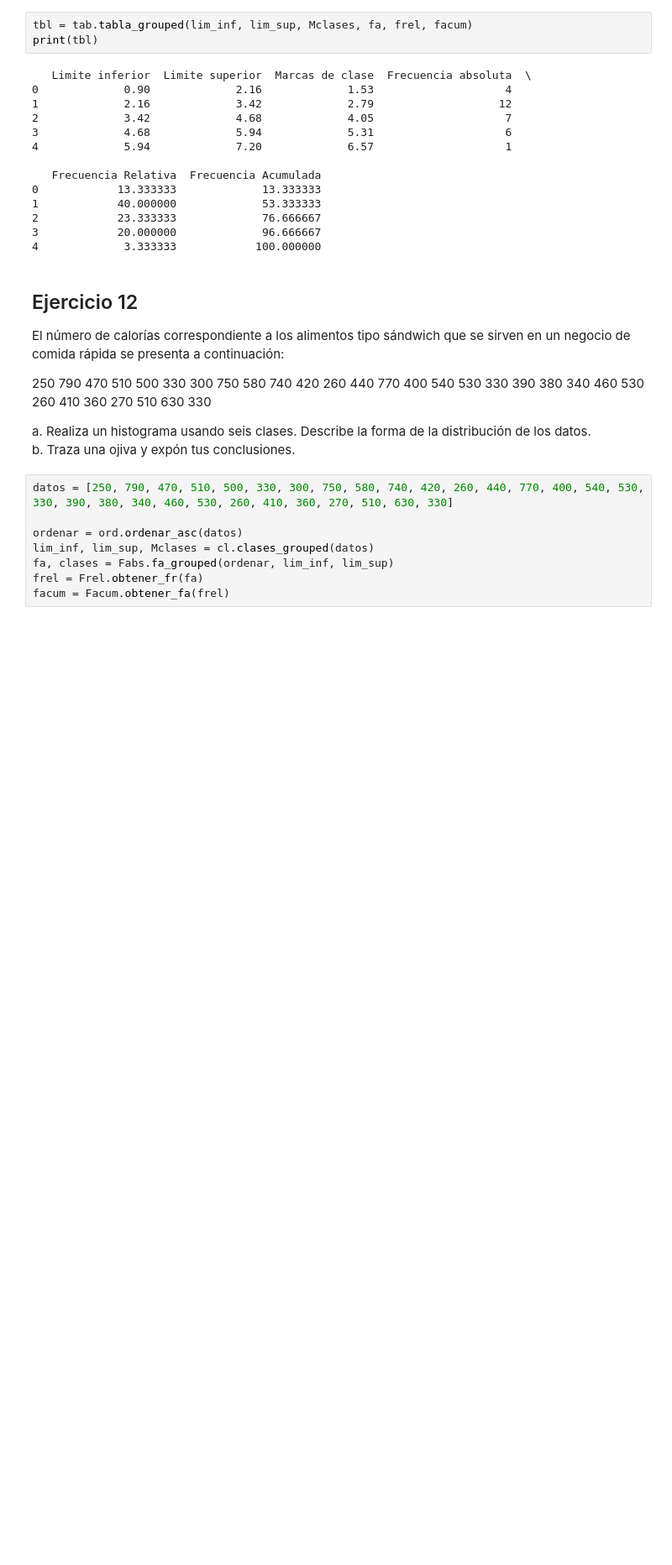
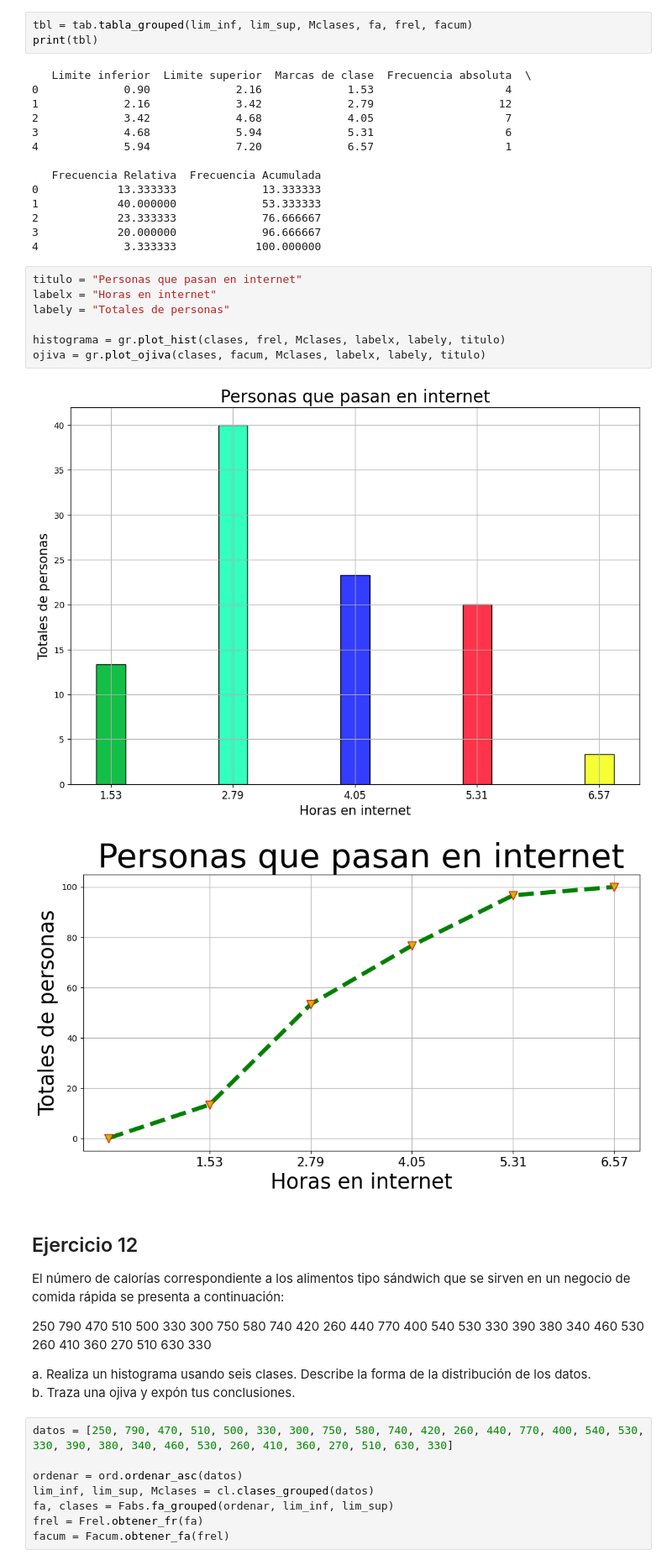
Before and after one commit to Gustavo1Lopez2Paz/GLPVerano2024T1, a Jupyter notebook: Ejercicios.ipynb, the cells around one changed output. Shown: that part at 84% size. Saved outputs shown, nothing was run; the diff lists cells and outputs as text; blank space fills up the shorter version.

```diff
--- a/Ejercicios.ipynb
+++ b/Ejercicios.ipynb
@@ -152,6 +152,16 @@ print(tbl)
 2            23.333333             76.666667
 3            20.000000             96.666667
 4             3.333333            100.000000
+# %%
+titulo = "Personas que pasan en internet"
+labelx = "Horas en internet"
+labely = "Totales de personas"
+
+histograma = gr.plot_hist(clases, frel, Mclases, labelx, labely, titulo)
+ojiva = gr.plot_ojiva(clases, facum, Mclases, labelx, labely, titulo)
+# %% [output]
+[figure, added]
+[figure, added]
 # %% [markdown]
 ## Ejercicio 12
 
```
